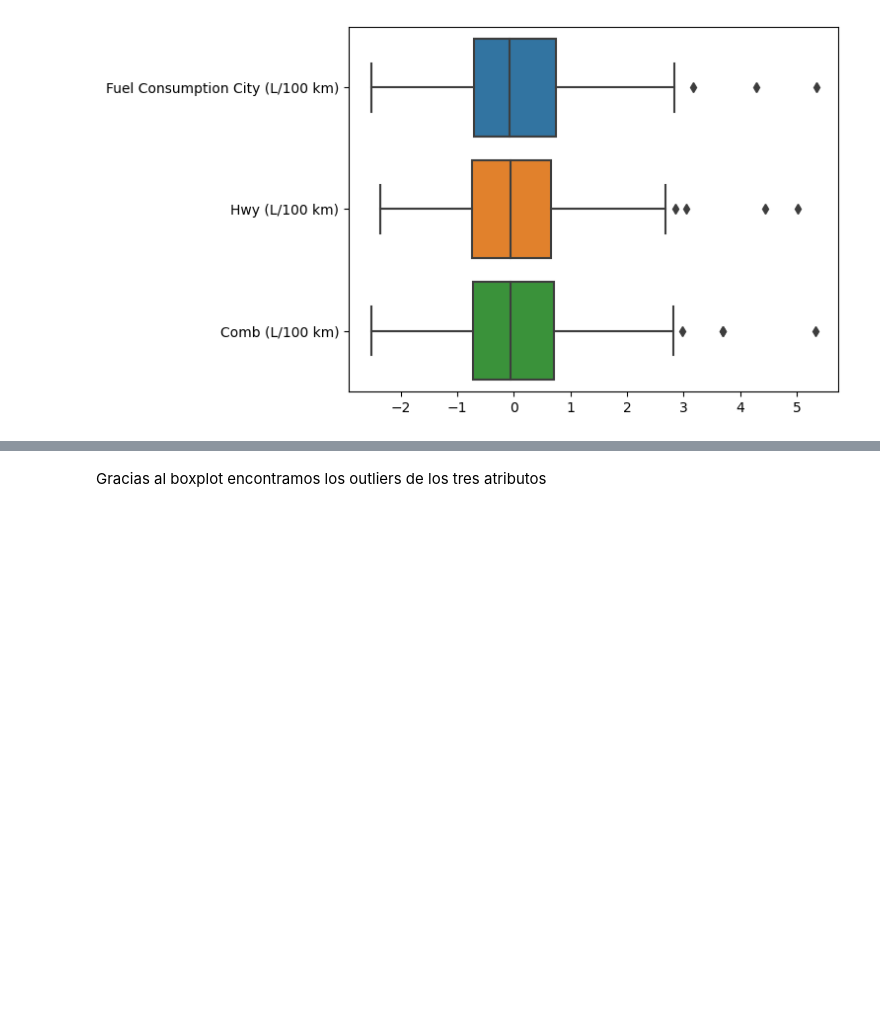
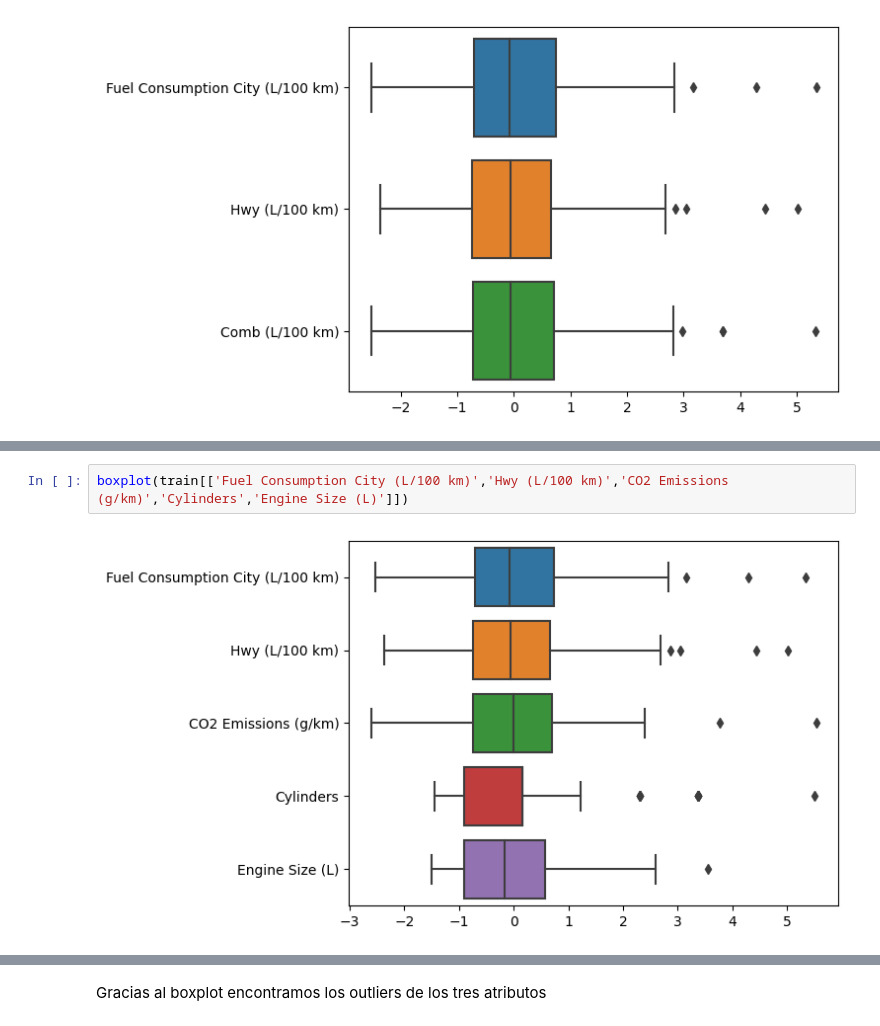
Before and after one commit to Kraslo/APAU_SMOG_PREDICTION_3RDGROUP, a Jupyter notebook: codigo/codigo_andy.ipynb, the cells around one changed output, grey strips where cells are left out. Saved outputs shown, nothing was run; the diff lists cells and outputs as text; blank space fills up the shorter version.

```diff
--- a/codigo/codigo_andy.ipynb
+++ b/codigo/codigo_andy.ipynb
@@ -610,0 +655,4 @@ Text(0.5, 1.0, 'Hwy (L/100 km)')
+# %%
+boxplot(train[['Fuel Consumption City (L/100 km)','Hwy (L/100 km)','CO2 Emissions (g/km)','Cylinders','Engine Size (L)']])
+# %% [output]
+[figure, added]
```
Also changed, not shown: parts of 229 cells of this notebook, 8 other files.
